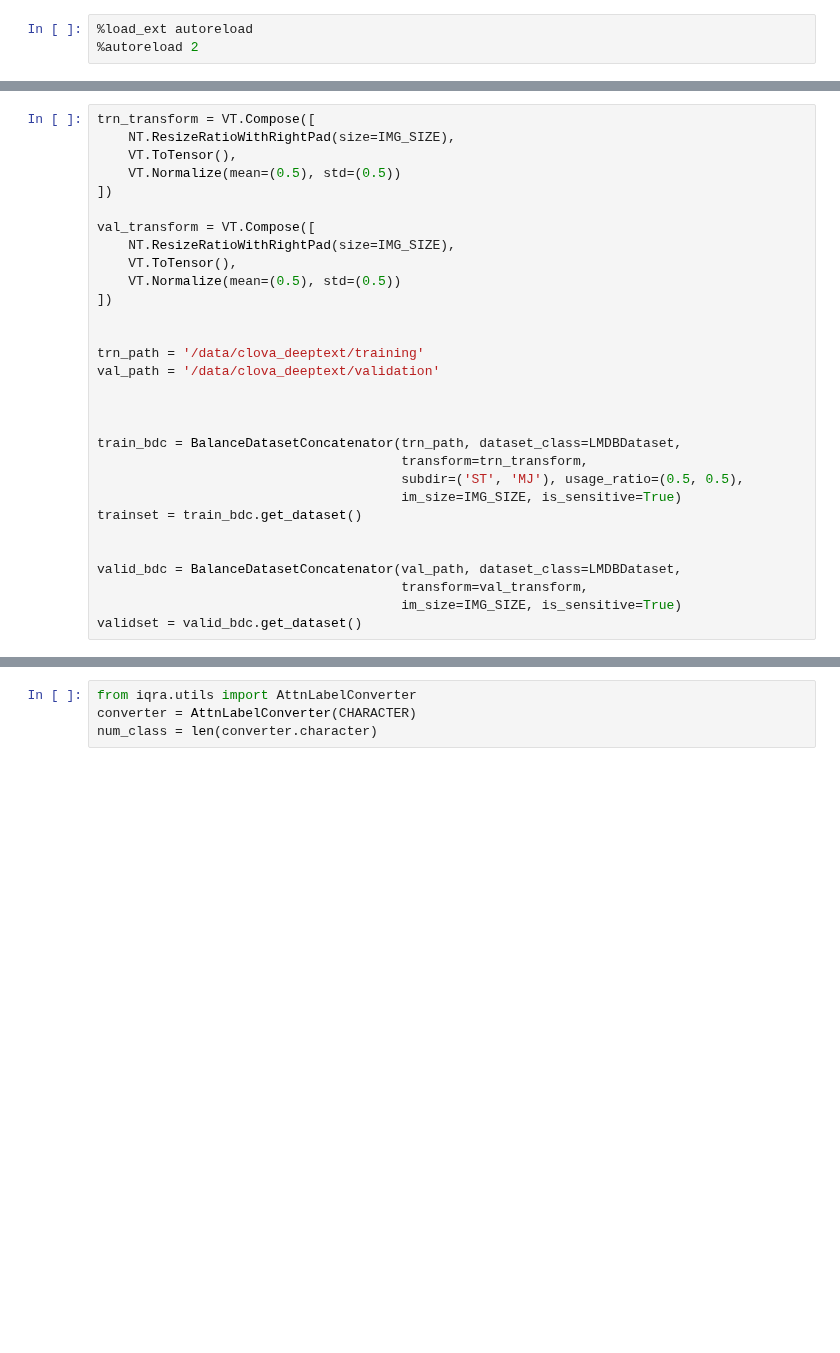
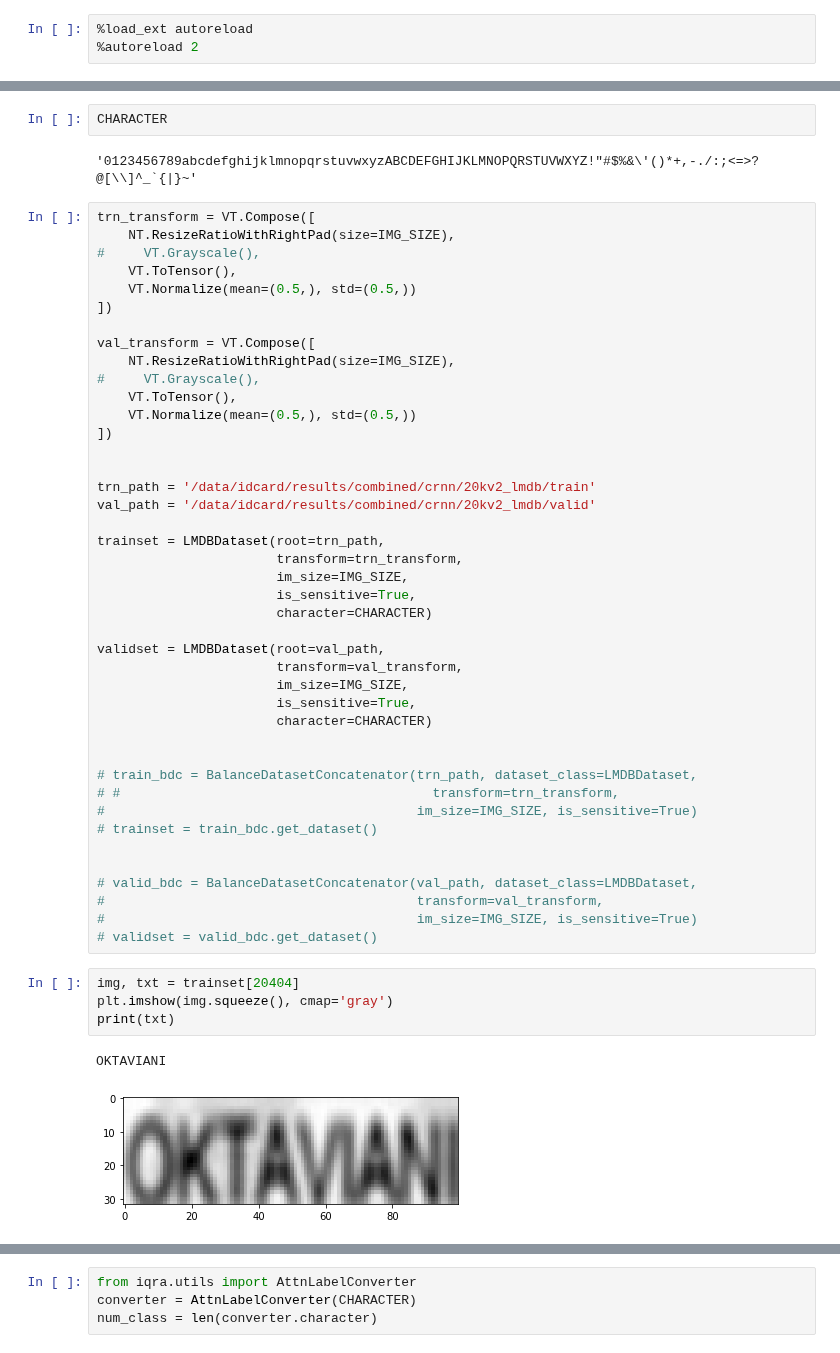
Before and after one commit to nunenuh/crnn.pytorch, a Jupyter notebook: notebook/train.ipynb, the cells around one changed output, grey strips where cells are left out. Cells and saved outputs as stored; diff of their text form; blank space fills up the shorter version.

```diff
--- a/notebook/train.ipynb
+++ b/notebook/train.ipynb
@@ -99,36 +107,59 @@ BETA2 = 0.999
 LRATE = 1.0
 
 GRAD_CLIP = 5.0
+# %%
+CHARACTER
+# %% [output]
+'0123456789abcdefghijklmnopqrstuvwxyzABCDEFGHIJKLMNOPQRSTUVWXYZ!"#$%&\'()*+,-./:;<=>?@[\\]^_`{|}~'
 # %%
 trn_transform = VT.Compose([
     NT.ResizeRatioWithRightPad(size=IMG_SIZE),
+#     VT.Grayscale(),
     VT.ToTensor(),
-    VT.Normalize(mean=(0.5), std=(0.5))
+    VT.Normalize(mean=(0.5,), std=(0.5,))
 ])
 
 val_transform = VT.Compose([
     NT.ResizeRatioWithRightPad(size=IMG_SIZE),
+#     VT.Grayscale(),
     VT.ToTensor(),
-    VT.Normalize(mean=(0.5), std=(0.5))
+    VT.Normalize(mean=(0.5,), std=(0.5,))
 ])
 
 
-trn_path = '/data/clova_deeptext/training'
-val_path = '/data/clova_deeptext/validation'
+trn_path = '/data/idcard/results/combined/crnn/20kv2_lmdb/train'
+val_path = '/data/idcard/results/combined/crnn/20kv2_lmdb/valid'
+
+trainset = LMDBDataset(root=trn_path,
+                       transform=trn_transform,
+                       im_size=IMG_SIZE,
+                       is_sensitive=True,
+                       character=CHARACTER)
+
+validset = LMDBDataset(root=val_path,
+                       transform=val_transform,
+                       im_size=IMG_SIZE,
+                       is_sensitive=True,
+                       character=CHARACTER)
 
 
-
-train_bdc = BalanceDatasetConcatenator(trn_path, dataset_class=LMDBDataset,
-                                       transform=trn_transform,
-                                       subdir=('ST', 'MJ'), usage_ratio=(0.5, 0.5),
-                                       im_size=IMG_SIZE, is_sensitive=True)
-trainset = train_bdc.get_dataset()
+# train_bdc = BalanceDatasetConcatenator(trn_path, dataset_class=LMDBDataset,
+# #                                        transform=trn_transform,
+#                                        im_size=IMG_SIZE, is_sensitive=True)
+# trainset = train_bdc.get_dataset()
 
 
-valid_bdc = BalanceDatasetConcatenator(val_path, dataset_class=LMDBDataset,
-                                       transform=val_transform,
-                                       im_size=IMG_SIZE, is_sensitive=True)
-validset = valid_bdc.get_dataset()
+# valid_bdc = BalanceDatasetConcatenator(val_path, dataset_class=LMDBDataset,
+#                                        transform=val_transform,
+#                                        im_size=IMG_SIZE, is_sensitive=True)
+# validset = valid_bdc.get_dataset()
+# %%
+img, txt = trainset[20404]
+plt.imshow(img.squeeze(), cmap='gray')
+print(txt)
+# %% [output]
+OKTAVIANI
+[figure, added]
 # %%
 len(trainset), len(validset)
 # %% [output]
```
Also changed, not shown: parts of 17 cells of this notebook, 10 other files.
